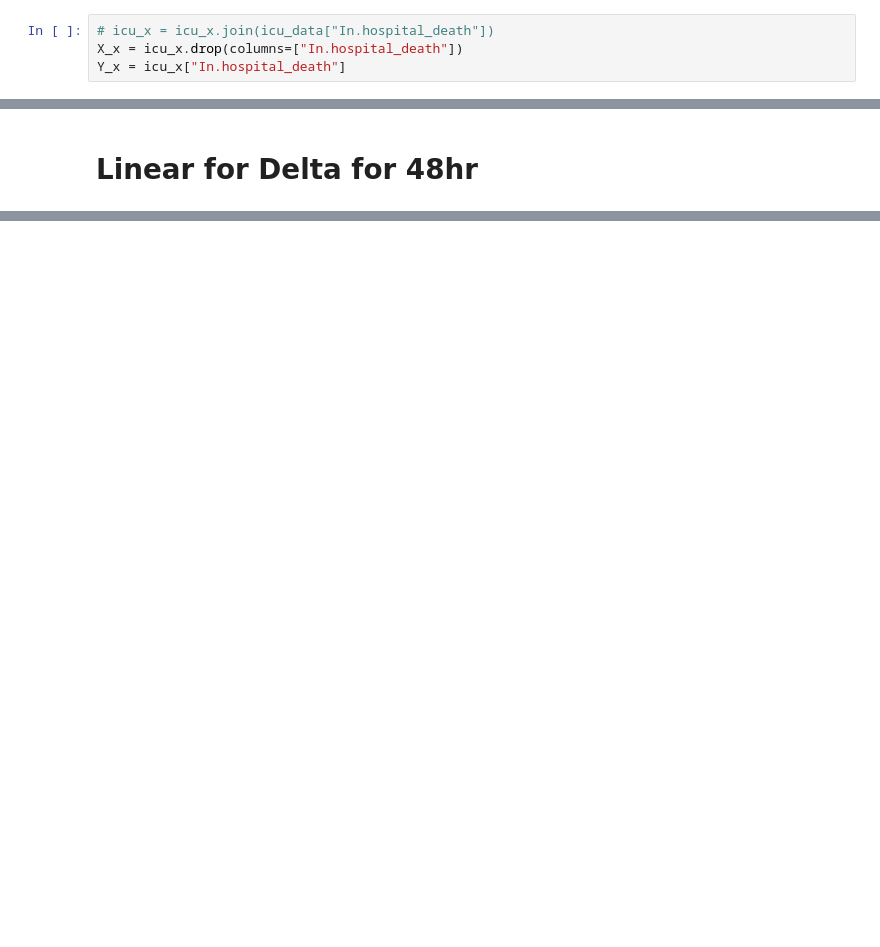
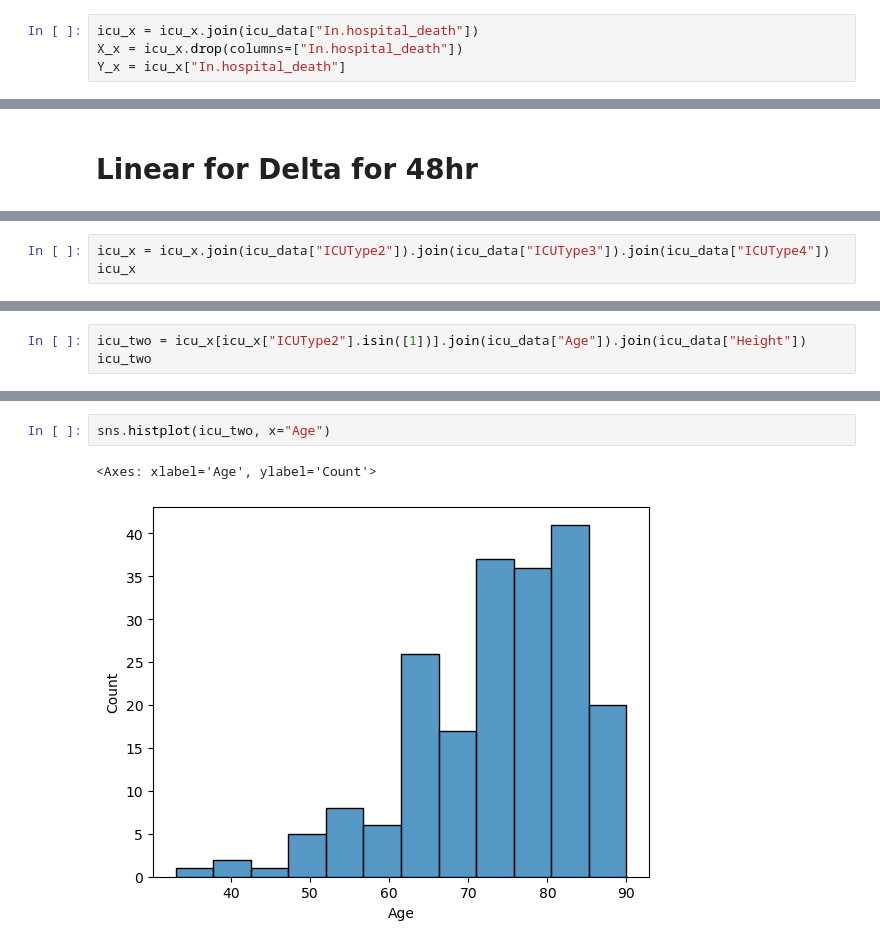
Before and after one commit to Joshiahtan/ADS1002-ICU-Project, a Jupyter notebook: notebook/Wahson/ICU_Project.ipynb, the cells around one changed output, grey strips where cells are left out. Cells and saved outputs as stored; diff of their text form; blank space fills up the shorter version.

```diff
--- a/notebook/Wahson/ICU_Project.ipynb
+++ b/notebook/Wahson/ICU_Project.ipynb
@@ -249,7 +233,7 @@ print(perm_importance.head(20))
 # %% [markdown]
 ## RF for First 24hr
 # %%
-# icu_x = icu_x.join(icu_data["In.hospital_death"])
+icu_x = icu_x.join(icu_data["In.hospital_death"])
 X_x = icu_x.drop(columns=["In.hospital_death"])
 Y_x = icu_x["In.hospital_death"]
 # %%
@@ -345,0 +346,3 @@ print(importance)
+# %%
+icu_x = icu_x.join(icu_data["ICUType2"]).join(icu_data["ICUType3"]).join(icu_data["ICUType4"])
+icu_x
@@ -345,0 +363,3 @@ print(importance)
+# %%
+icu_two = icu_x[icu_x["ICUType2"].isin([1])].join(icu_data["Age"]).join(icu_data["Height"])
+icu_two
@@ -345,0 +380,5 @@ print(importance)
+# %%
+sns.histplot(icu_two, x="Age")
+# %% [output]
+<Axes: xlabel='Age', ylabel='Count'>
+[figure, added]
```
Also changed, not shown: parts of 30 cells of this notebook.
